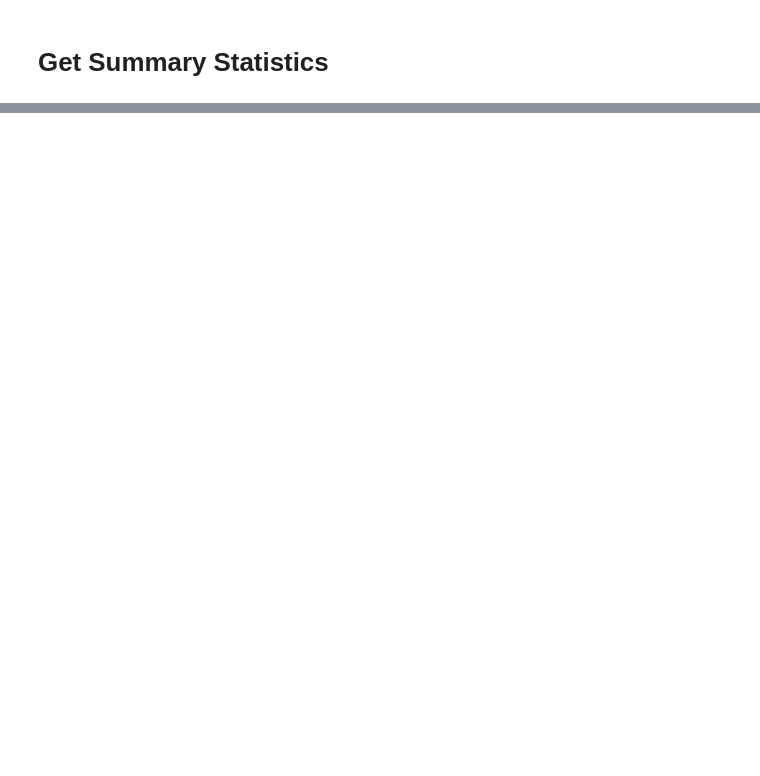
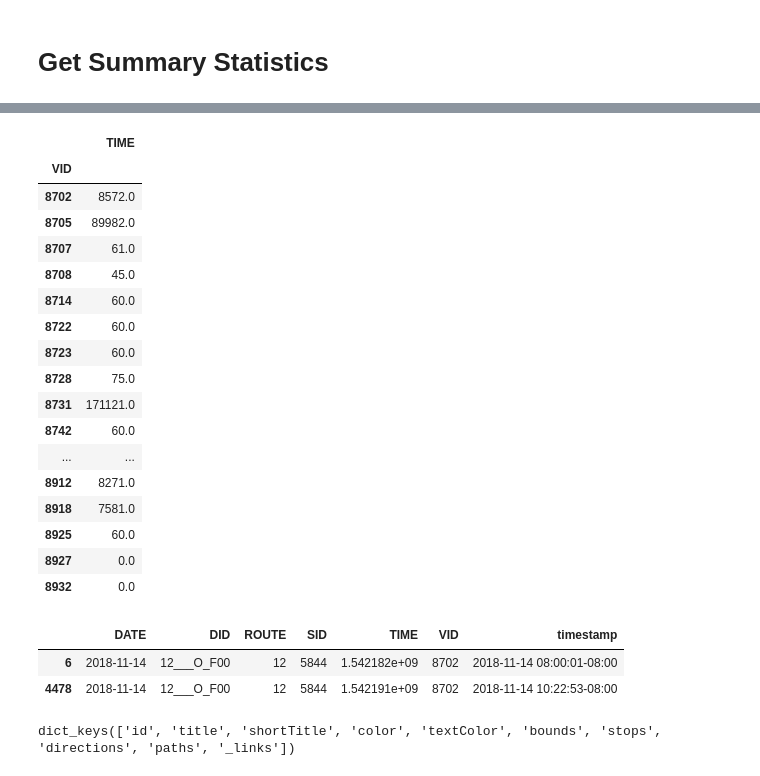
Before and after one commit to trynmaps/opentransit-metrics, a Jupyter notebook: mykelu/getstops.ipynb, the cells around one changed output, grey strips where cells are left out. Drawn from its saved outputs; the diff is of its cells as text; code cells hidden in the pictures; blank space fills up the shorter version.

```diff
--- a/mykelu/getstops.ipynb
+++ b/mykelu/getstops.ipynb
@@ -368,0 +418,38 @@ get_summary_statistics(waits, ['DATE', 'SID'])
+# %%
+# sort stops
+new_stops = new_stops.sort_values(['timestamp'])
+# %%
+# aggregation function to find time length for trips
+def tripdelta(series):
+    return series['TIME'].max() - series['TIME'].min()
+# %%
+new_stops['TIME'] = new_stops.apply(lambda x: datetime.combine(x['DATE'], x['TIME']), axis = 'columns')
+# %%
+new_stops['TIME'] = new_stops['TIME'].apply(lambda x: x.timestamp())
+# %%
+new_stops[new_stops['SID'].apply(lambda x: x in ['5851', '5844'])].pivot_table(values = ['TIME'], index = ['VID'], aggfunc = tripdelta)
+# %% [output]
+|  | TIME |
+| VID |  |
+| 8702 | 8572.0 |
+| 8705 | 89982.0 |
+| 8707 | 61.0 |
+| 8708 | 45.0 |
+| 8714 | 60.0 |
+| 8722 | 60.0 |
+| 8723 | 60.0 |
+| 8728 | 75.0 |
+| 8731 | 171121.0 |
+| 8742 | 60.0 |
+| ... | ... |
+| 8912 | 8271.0 |
+| 8918 | 7581.0 |
+| 8925 | 60.0 |
+| 8927 | 0.0 |
+| 8932 | 0.0 |
+# %%
+new_stops[(new_stops['VID'] == '8702') & (new_stops['SID'].apply(lambda x: x in ['36498', '5844']))]
+# %% [output]
+|  | DATE | DID | ROUTE | SID | TIME | VID | timestamp |
+| 6 | 2018-11-14 | 12___O_F00 | 12 | 5844 | 1.542182e+09 | 8702 | 2018-11-14 08:00:01-08:00 |
+| 4478 | 2018-11-14 | 12___O_F00 | 12 | 5844 | 1.542191e+09 | 8702 | 2018-11-14 10:22:53-08:00 |
@@ -368,0 +482,4 @@ get_summary_statistics(waits, ['DATE', 'SID'])
+# %%
+request.json().keys()
+# %% [output]
+dict_keys(['id', 'title', 'shortTitle', 'color', 'textColor', 'bounds', 'stops', 'directions', 'paths', '_links'])
```
Also changed, not shown: parts of 30 cells of this notebook, 6 other files.
